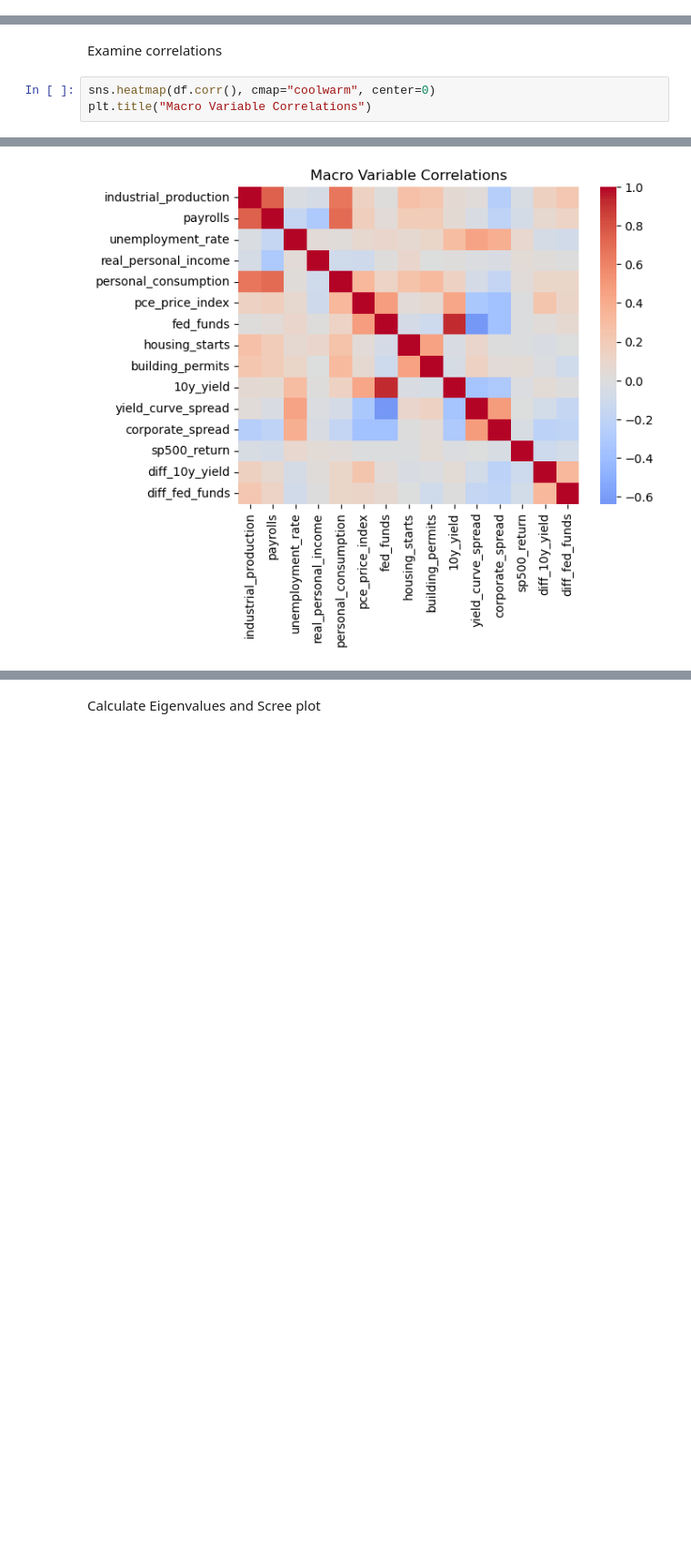
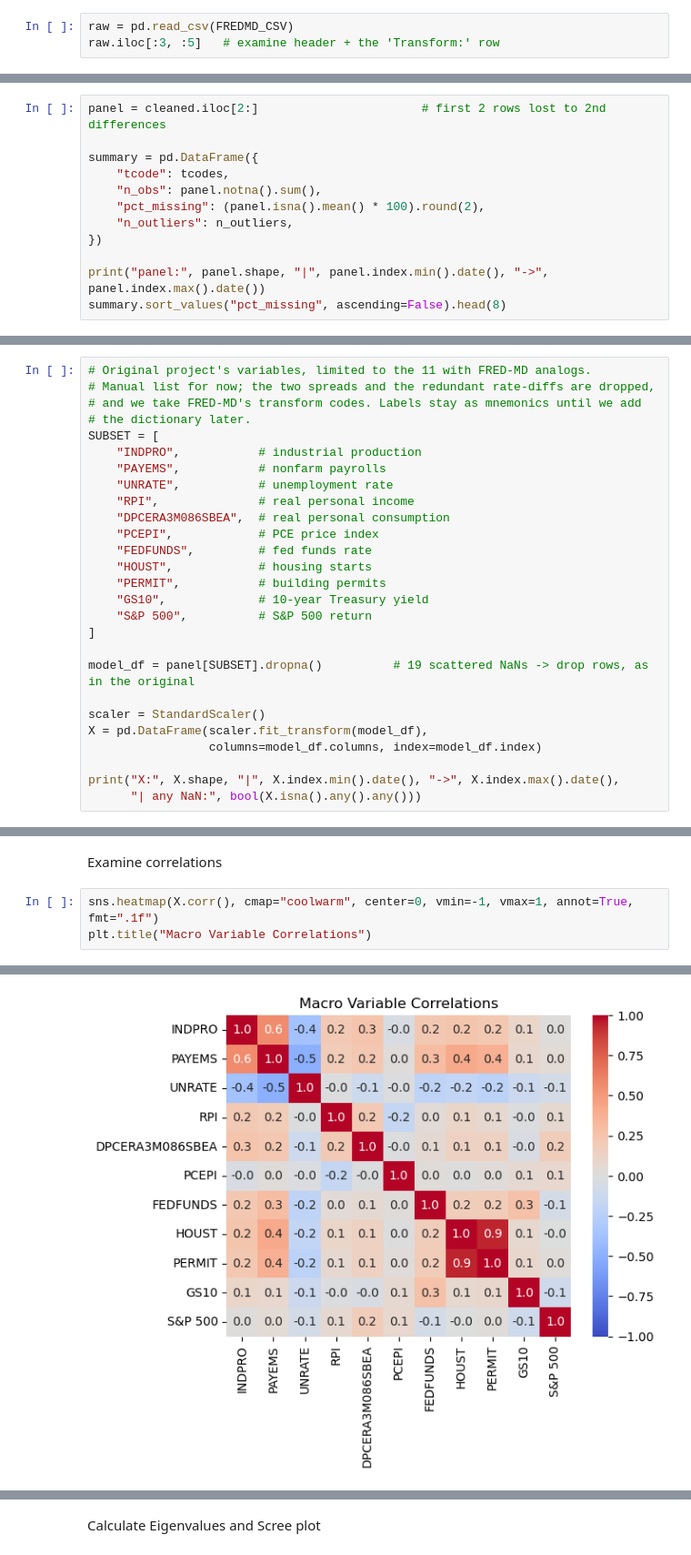
Before and after one commit to wjackson92/macroeconomic-factor-analysis, a Jupyter notebook: macroeconomic_factor_analysis.ipynb, the cells around one changed output, grey strips where cells are left out. Shown at 91% size. Drawn from its saved outputs; the diff is of its cells as text; blank space fills up the shorter version.

Commit message:
Switching data inputs from API hit to local file. Removes manual stationarity calculation, expands available factors

```diff
--- a/macroeconomic_factor_analysis.ipynb
+++ b/macroeconomic_factor_analysis.ipynb
@@ -138,0 +16,3 @@ df.head()
+# %%
+raw = pd.read_csv(FREDMD_CSV)
+raw.iloc[:3, :5]   # examine header + the 'Transform:' row
@@ -138,0 +58,12 @@ df.head()
+# %%
+panel = cleaned.iloc[2:]                       # first 2 rows lost to 2nd differences
+
+summary = pd.DataFrame({
+    "tcode": tcodes,
+    "n_obs": panel.notna().sum(),
+    "pct_missing": (panel.isna().mean() * 100).round(2),
+    "n_outliers": n_outliers,
+})
+
+print("panel:", panel.shape, "|", panel.index.min().date(), "->", panel.index.max().date())
+summary.sort_values("pct_missing", ascending=False).head(8)
@@ -138,0 +123,27 @@ df.head()
+# %%
+# Original project's variables, limited to the 11 with FRED-MD analogs.
+# Manual list for now; the two spreads and the redundant rate-diffs are dropped,
+# and we take FRED-MD's transform codes. Labels stay as mnemonics until we add
+# the dictionary later.
+SUBSET = [
+    "INDPRO",           # industrial production
+    "PAYEMS",           # nonfarm payrolls
+    "UNRATE",           # unemployment rate
+    "RPI",              # real personal income
+    "DPCERA3M086SBEA",  # real personal consumption
+    "PCEPI",            # PCE price index
+    "FEDFUNDS",         # fed funds rate
+    "HOUST",            # housing starts
+    "PERMIT",           # building permits
+    "GS10",             # 10-year Treasury yield
+    "S&P 500",          # S&P 500 return
+]
+
+model_df = panel[SUBSET].dropna()          # 19 scattered NaNs -> drop rows, as in the original
+
+scaler = StandardScaler()
+X = pd.DataFrame(scaler.fit_transform(model_df),
+                 columns=model_df.columns, index=model_df.index)
+
+print("X:", X.shape, "|", X.index.min().date(), "->", X.index.max().date(),
+      "| any NaN:", bool(X.isna().any().any()))
@@ -164,8 +156,8 @@ df.head()
 # %% [markdown]
 Examine correlations
 # %%
-sns.heatmap(df.corr(), cmap="coolwarm", center=0)
+sns.heatmap(X.corr(), cmap="coolwarm", center=0, vmin=-1, vmax=1, annot=True, fmt=".1f")
 plt.title("Macro Variable Correlations")
 # %% [output]
 Text(0.5, 1.0, 'Macro Variable Correlations')
-[figure, old version]
+[figure, new version]
```
Also changed, not shown: parts of 51 cells of this notebook, 2 other files.
